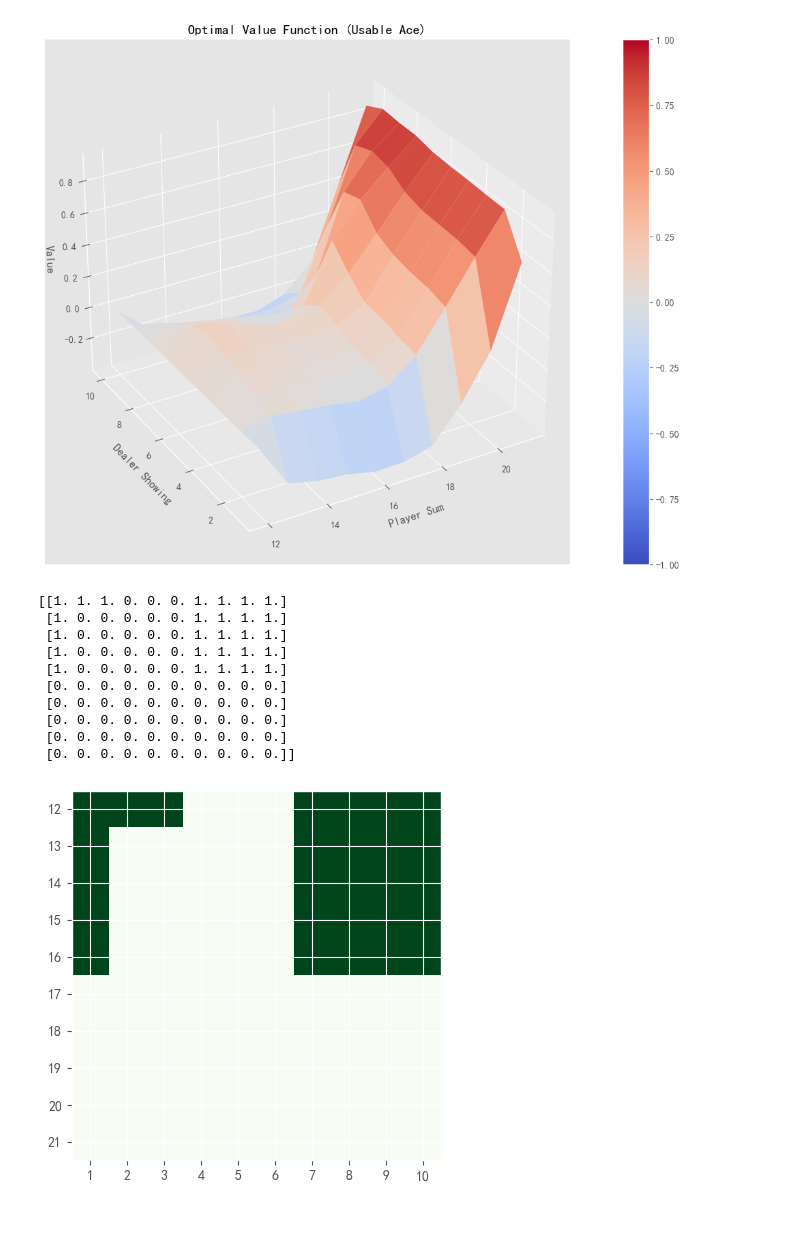
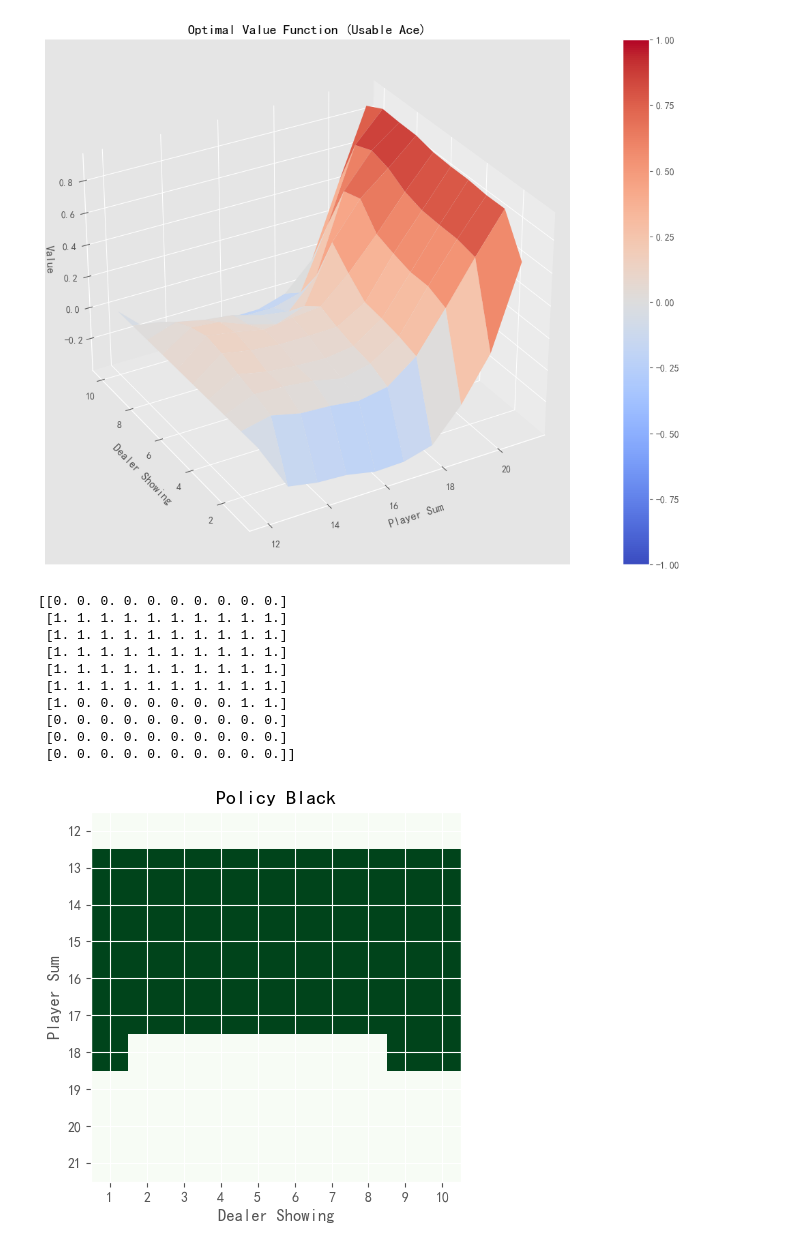
Before and after one commit to Hoppz/ReinforcementLearning, a Jupyter notebook: 5_MC/3_MC_Exploring_Starts.ipynb, the cells around one changed output. Drawn from its saved outputs; the diff is of its cells as text; code cells hidden in the pictures; blank space fills up the shorter version.

```diff
--- a/5_MC/3_MC_Exploring_Starts.ipynb
+++ b/5_MC/3_MC_Exploring_Starts.ipynb
@@ -89,5 +101,5 @@ def mc_exploring_starts(env,num_episodes,gamma=1.0):
                                 Q[state][action] = returns_num[key] / returns_count[key]
     return Q,policy
 # %%
-Q, policy = mc_exploring_starts(env,num_episodes=10000,gamma=1.0)
+Q, policy = mc_exploring_starts(env,num_episodes=5000,gamma=1.0)
 # %% [output]
@@ -104,17 +114,17 @@ show_value_function(V, title="Optimal Value Function")
 [figure]
 [figure]
 # %%
-from lib.utils.draw import show_policy_black
-show_policy_black(policy,V)
+
+show_policy_black(policy,V,ace = True)
 # %% [output]
-[[1. 1. 1. 0. 0. 0. 1. 1. 1. 1.]
- [1. 0. 0. 0. 0. 0. 1. 1. 1. 1.]
- [1. 0. 0. 0. 0. 0. 1. 1. 1. 1.]
- [1. 0. 0. 0. 0. 0. 1. 1. 1. 1.]
- [1. 0. 0. 0. 0. 0. 1. 1. 1. 1.]
- [0. 0. 0. 0. 0. 0. 0. 0. 0. 0.]
- [0. 0. 0. 0. 0. 0. 0. 0. 0. 0.]
+[[0. 0. 0. 0. 0. 0. 0. 0. 0. 0.]
+ [1. 1. 1. 1. 1. 1. 1. 1. 1. 1.]
+ [1. 1. 1. 1. 1. 1. 1. 1. 1. 1.]
+ [1. 1. 1. 1. 1. 1. 1. 1. 1. 1.]
+ [1. 1. 1. 1. 1. 1. 1. 1. 1. 1.]
+ [1. 1. 1. 1. 1. 1. 1. 1. 1. 1.]
+ [1. 0. 0. 0. 0. 0. 0. 0. 1. 1.]
  [0. 0. 0. 0. 0. 0. 0. 0. 0. 0.]
  [0. 0. 0. 0. 0. 0. 0. 0. 0. 0.]
  [0. 0. 0. 0. 0. 0. 0. 0. 0. 0.]]
-[figure, old version]
+[figure, new version]
```
Also changed, not shown: parts of 6 cells of this notebook, 4 other files.
